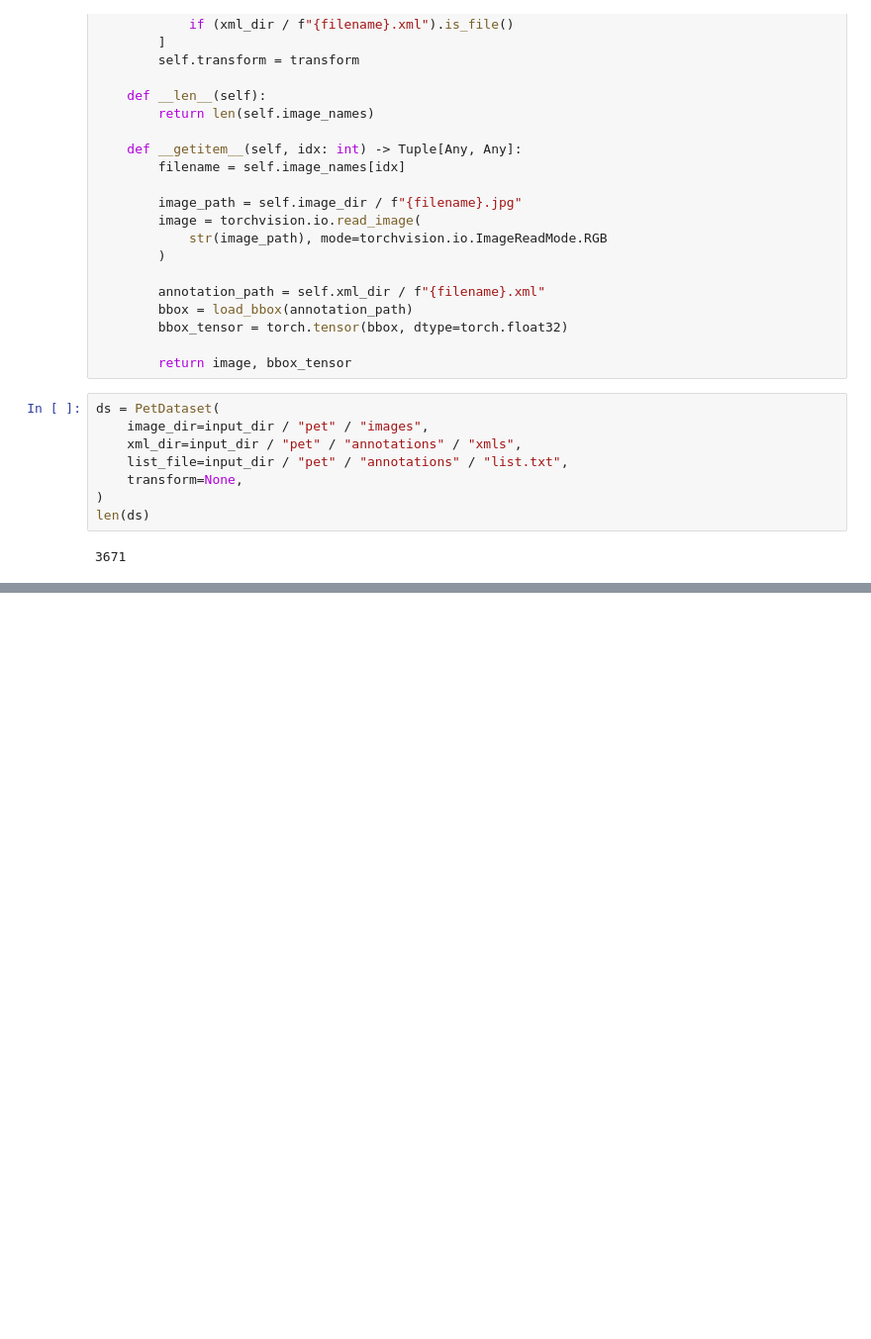
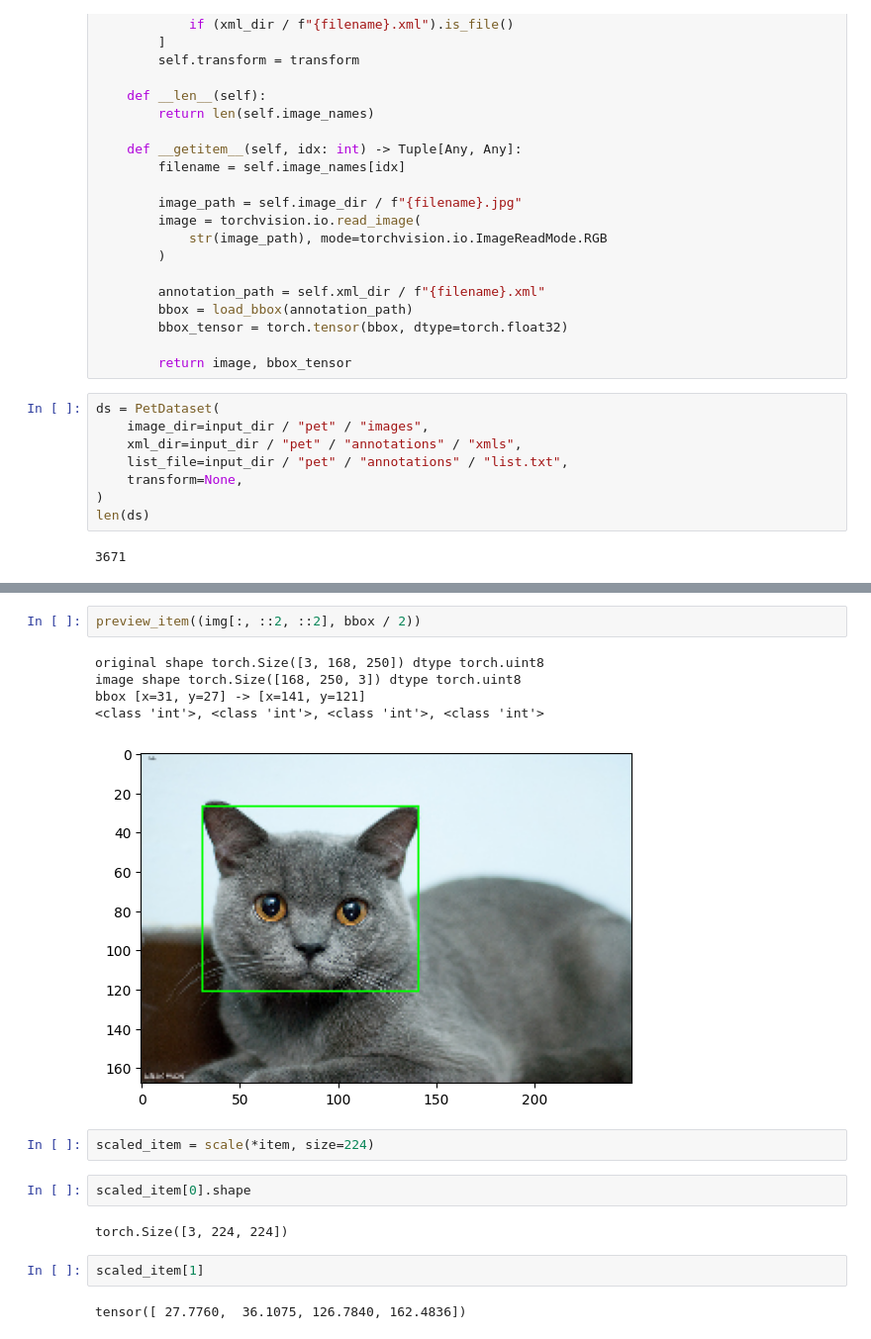
Before and after one commit to kurazu/pytorch_devcontainer_project_template, a Jupyter notebook: nbs/Pets.ipynb, the cells around one changed output, grey strips where cells are left out. Shown at 99% size. Saved outputs shown, nothing was run; the diff lists cells and outputs as text; blank space fills up the shorter version.

```diff
--- a/nbs/Pets.ipynb
+++ b/nbs/Pets.ipynb
@@ -120,0 +162,18 @@ preview_item(ds[random.randint(0, len(train_ds) - 1)])
+# %%
+preview_item((img[:, ::2, ::2], bbox / 2))
+# %% [output]
+original shape torch.Size([3, 168, 250]) dtype torch.uint8
+image shape torch.Size([168, 250, 3]) dtype torch.uint8
+bbox [x=31, y=27] -> [x=141, y=121]
+<class 'int'>, <class 'int'>, <class 'int'>, <class 'int'>
+[figure, added]
+# %%
+scaled_item = scale(*item, size=224)
+# %%
+scaled_item[0].shape
+# %% [output]
+torch.Size([3, 224, 224])
+# %%
+scaled_item[1]
+# %% [output]
+tensor([ 27.7760,  36.1075, 126.7840, 162.4836])
```
Also changed, not shown: parts of 8 cells of this notebook.
